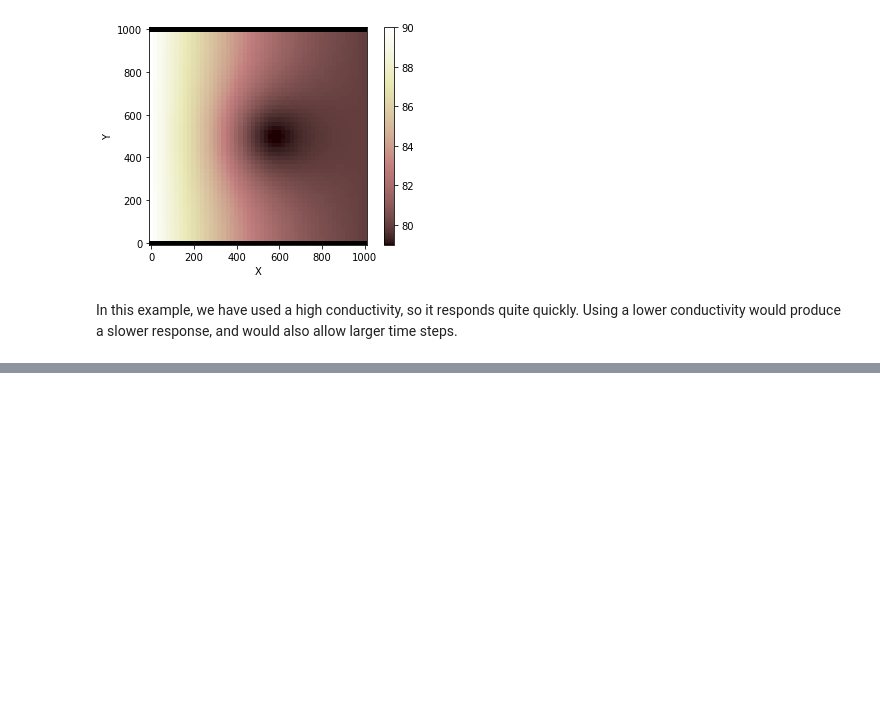
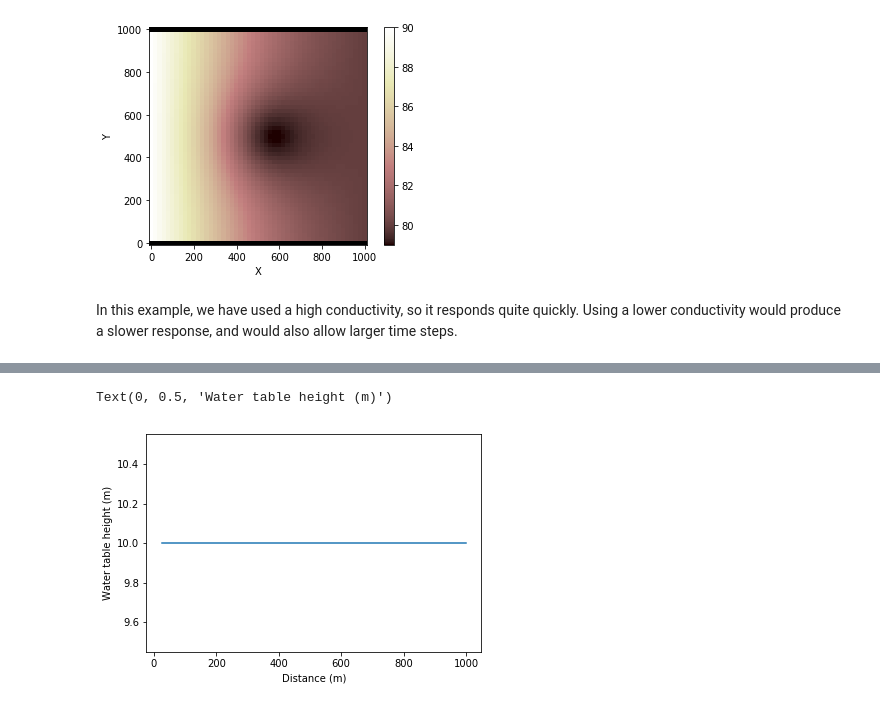
Before and after one commit to gregtucker/groundwater_dupuit_percolator, a Jupyter notebook: groundwater_dupuit_percolator_example.ipynb, the cells around one changed output, grey strips where cells are left out. Drawn from its saved outputs; the diff is of its cells as text; code cells hidden in the pictures; blank space fills up the shorter version.

```diff
--- a/groundwater_dupuit_percolator_example.ipynb
+++ b/groundwater_dupuit_percolator_example.ipynb
@@ -181,0 +237,17 @@ In this example, we have used a high conductivity, so it responds quite quickly.
+# %%
+boundaries = {'top': 'closed', 'left': 'closed', 'bottom': 'closed'}
+grid2 = RasterModelGrid((5, 41), spacing=25.0, bc=boundaries)
+elev2 = grid2.add_zeros('node', 'topographic__elevation')
+elev2[:] = 35.0
+base2 = grid2.add_zeros('node', 'aquifer_base__elevation')
+wt2 = grid2.add_zeros('node', 'water_table__elevation')
+wt2[:] = HL
+gdp2 = GroundwaterDupuitPercolator(grid2, hydraulic_conductivity=K, recharge_rate=R)
+# %%
+middle_row = np.where(grid2.y_of_node == 75.0)[0][1:]
+plt.plot(grid2.x_of_node[middle_row], wt2[middle_row])
+plt.xlabel('Distance (m)')
+plt.ylabel('Water table height (m)')
+# %% [output]
+Text(0, 0.5, 'Water table height (m)')
+[figure, added]
```
Also changed, not shown: parts of 6 cells of this notebook.
